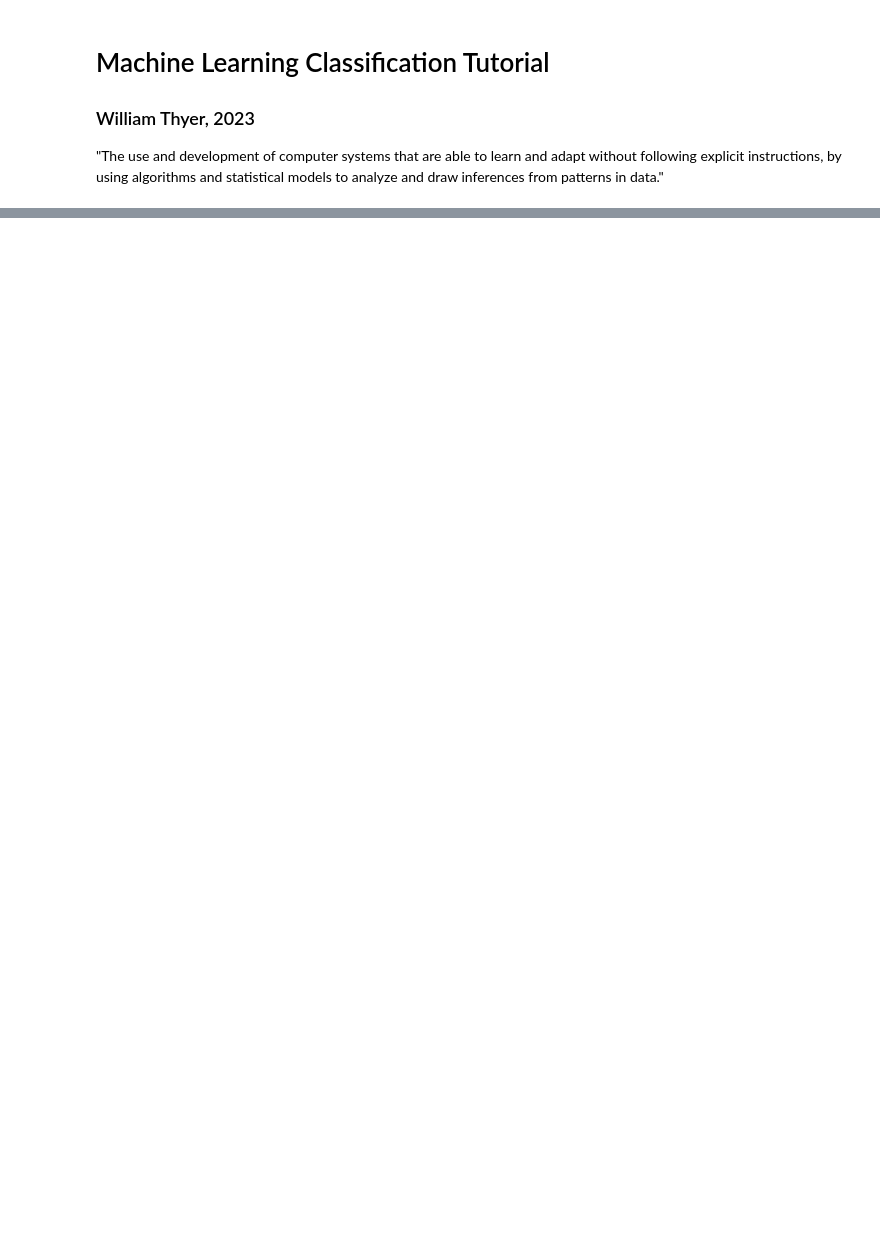
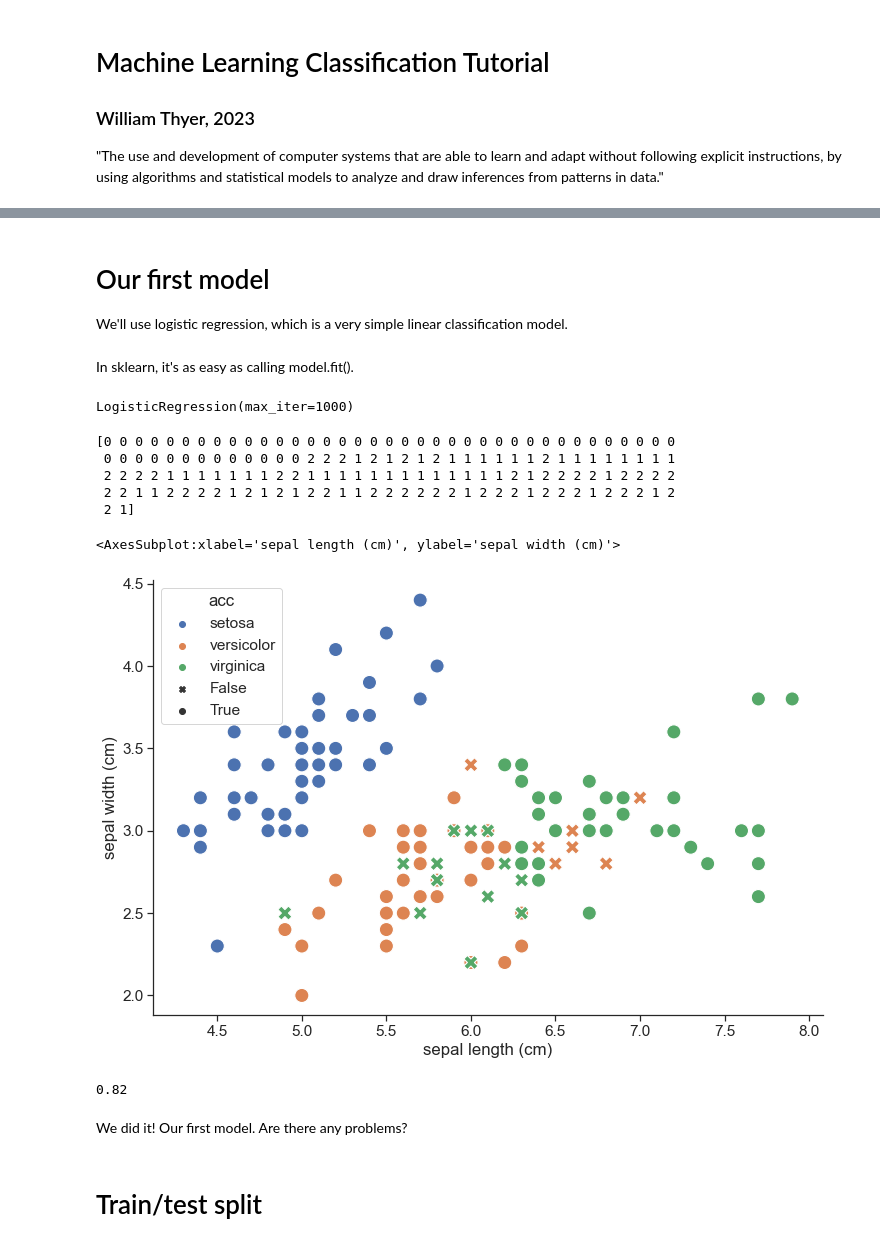
Before and after one commit to AwhVogelLab/EEG_Decoder, a Jupyter notebook: tutorial/basic_machine_learning_tutorial.ipynb, the cells around one changed output, grey strips where cells are left out. Cells and saved outputs as stored; diff of their text form; code cells hidden in the pictures; blank space fills up the shorter version.

```diff
--- a/tutorial/basic_machine_learning_tutorial.ipynb
+++ b/tutorial/basic_machine_learning_tutorial.ipynb
@@ -54,0 +49,3 @@ sns.pairplot(df, hue='species')
+# %% [markdown]
+# Our first model
+We'll use logistic regression, which is a very simple linear classification model.
@@ -54,0 +54,37 @@ sns.pairplot(df, hue='species')
+# %%
+x = df.drop(['species','target'],axis=1).to_numpy()
+y = df['target']
+# %% [markdown]
+In sklearn, it's as easy as calling model.fit().
+# %%
+model = LogisticRegression(max_iter=1000)
+model.fit(x,y)
+# %% [output]
+LogisticRegression(max_iter=1000)
+# %%
+preds = model.predict(x)
+print(preds)
+# %% [output]
+[0 0 0 0 0 0 0 0 0 0 0 0 0 0 0 0 0 0 0 0 0 0 0 0 0 0 0 0 0 0 0 0 0 0 0 0 0
+ 0 0 0 0 0 0 0 0 0 0 0 0 0 2 2 2 1 2 1 2 1 2 1 1 1 1 1 1 2 1 1 1 1 1 1 1 1
+ 2 2 2 2 1 1 1 1 1 1 1 2 2 1 1 1 1 1 1 1 1 1 1 1 1 1 2 1 2 2 2 2 1 2 2 2 2
+ 2 2 1 1 2 2 2 2 1 2 1 2 1 2 2 1 1 2 2 2 2 2 2 1 2 2 2 1 2 2 2 1 2 2 2 1 2
+ 2 1]
+# %%
+df['acc'] = preds == df['target']
+# %%
+plt.subplots(figsize=(12,8))
+markers = {True: "o", False : "X"}
+
+sns.scatterplot(x='sepal length (cm)',y='sepal width (cm)',hue=species,style='acc',data=df,markers=markers,s=200)
+# %% [output]
+<AxesSubplot:xlabel='sepal length (cm)', ylabel='sepal width (cm)'>
+[figure, added]
+# %%
+model.score(x,y)
+# %% [output]
+0.82
+# %% [markdown]
+We did it! Our first model. Are there any problems?
+# %% [markdown]
+# Train/test split
```
Also changed, not shown: parts of 28 cells of this notebook, 3 other files.
